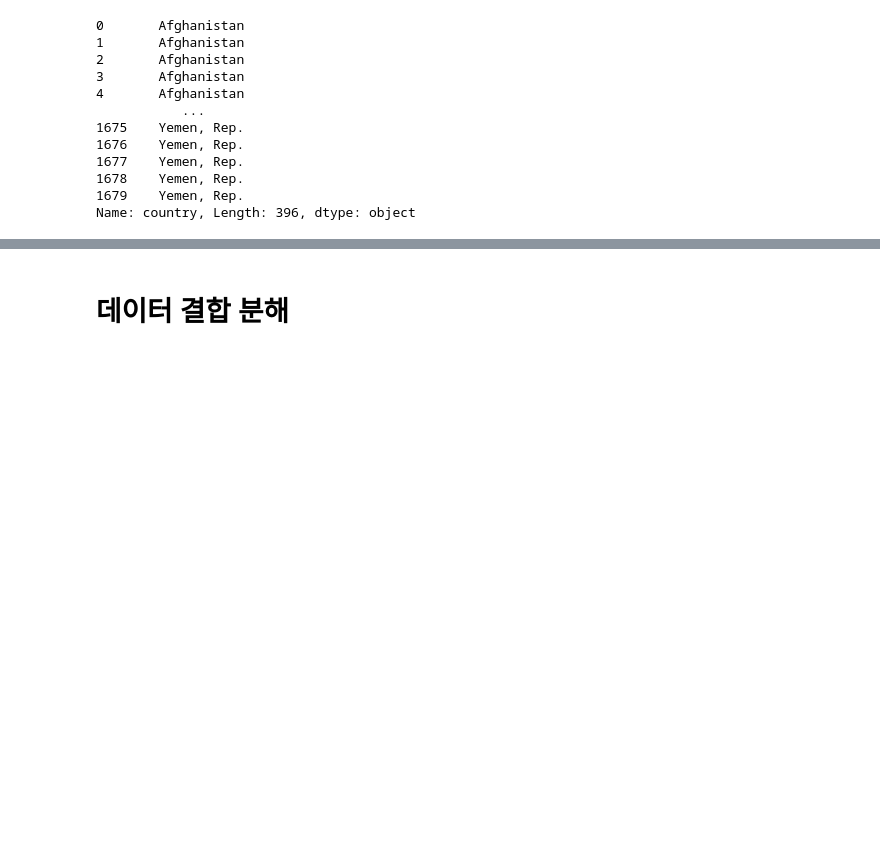
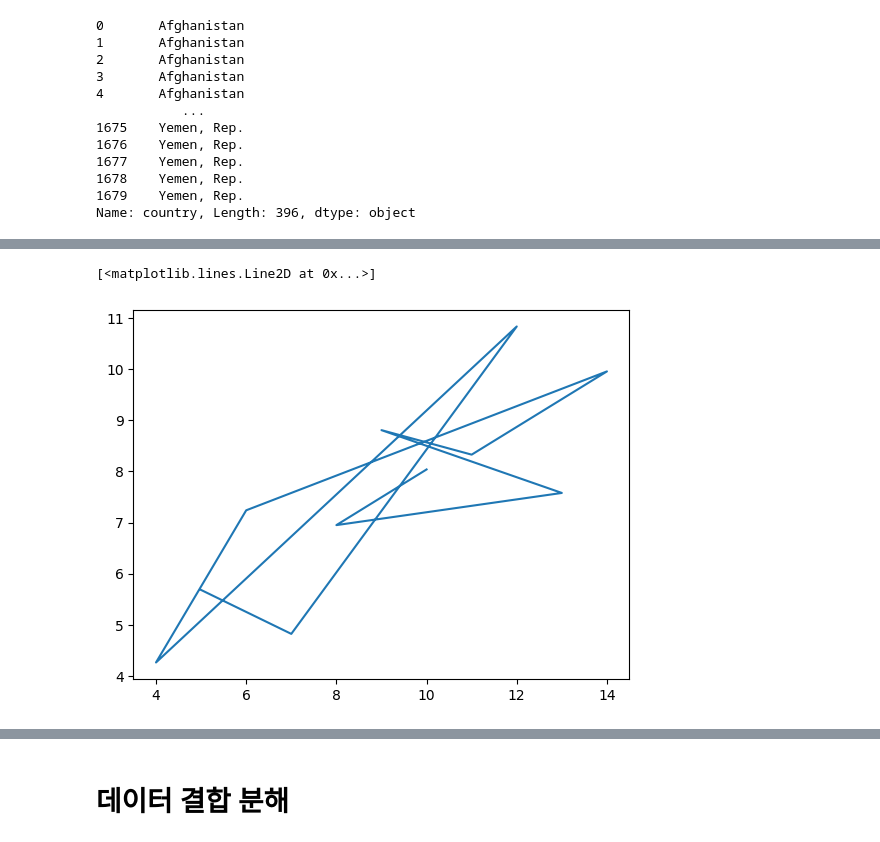
Before and after one commit to shkim-3988/Python-Study, a Jupyter notebook: pandas_learn.ipynb, the cells around one changed output, grey strips where cells are left out. Drawn from its saved outputs; the diff is of its cells as text; code cells hidden in the pictures; blank space fills up the shorter version.

```diff
--- a/pandas_learn.ipynb
+++ b/pandas_learn.ipynb
@@ -629,0 +528,3 @@ df[:4]
+# %%
+anscombe = sns.load_dataset('anscombe')
+print(anscombe)
@@ -629,0 +551,9 @@ df[:4]
+# %%
+dataset_1 = anscombe[anscombe['dataset'] == 'I']
+dataset_2 = anscombe[anscombe['dataset'] == 'II']
+dataset_3 = anscombe[anscombe['dataset'] == 'III']
+dataset_4 = anscombe[anscombe['dataset'] == 'IV']
+print('dataset_1\n',dataset_1)
+print('dataset_2\n',dataset_2)
+print('dataset_3\n',dataset_3)
+print('dataset_4\n',dataset_4)
@@ -629,0 +578,5 @@ df[:4]
+# %%
+plt.plot(dataset_1['x'], dataset_1['y'])
+# %% [output]
+[<matplotlib.lines.Line2D at 0x...>]
+[figure, added]
```
Also changed, not shown: parts of 91 cells of this notebook.
